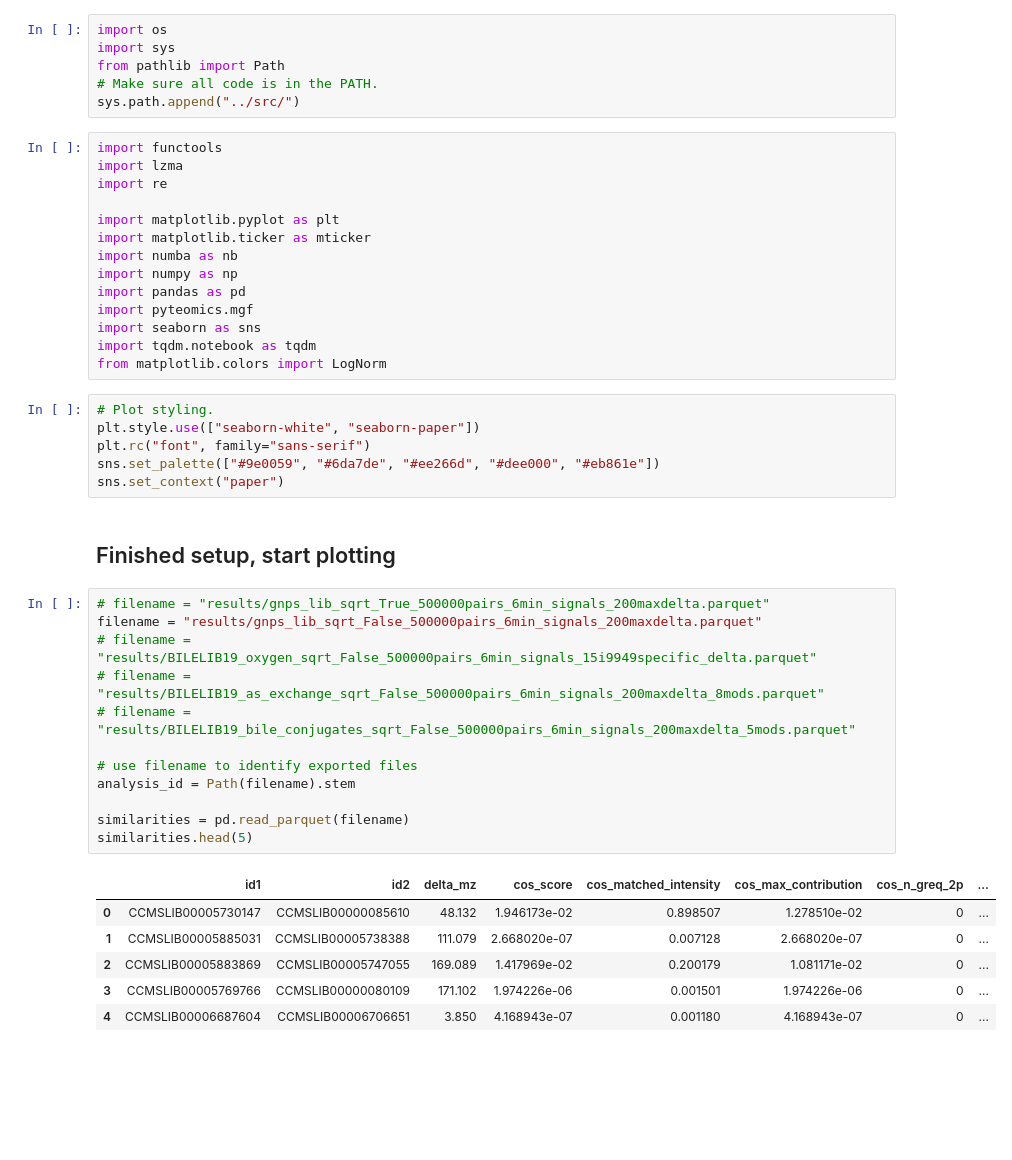
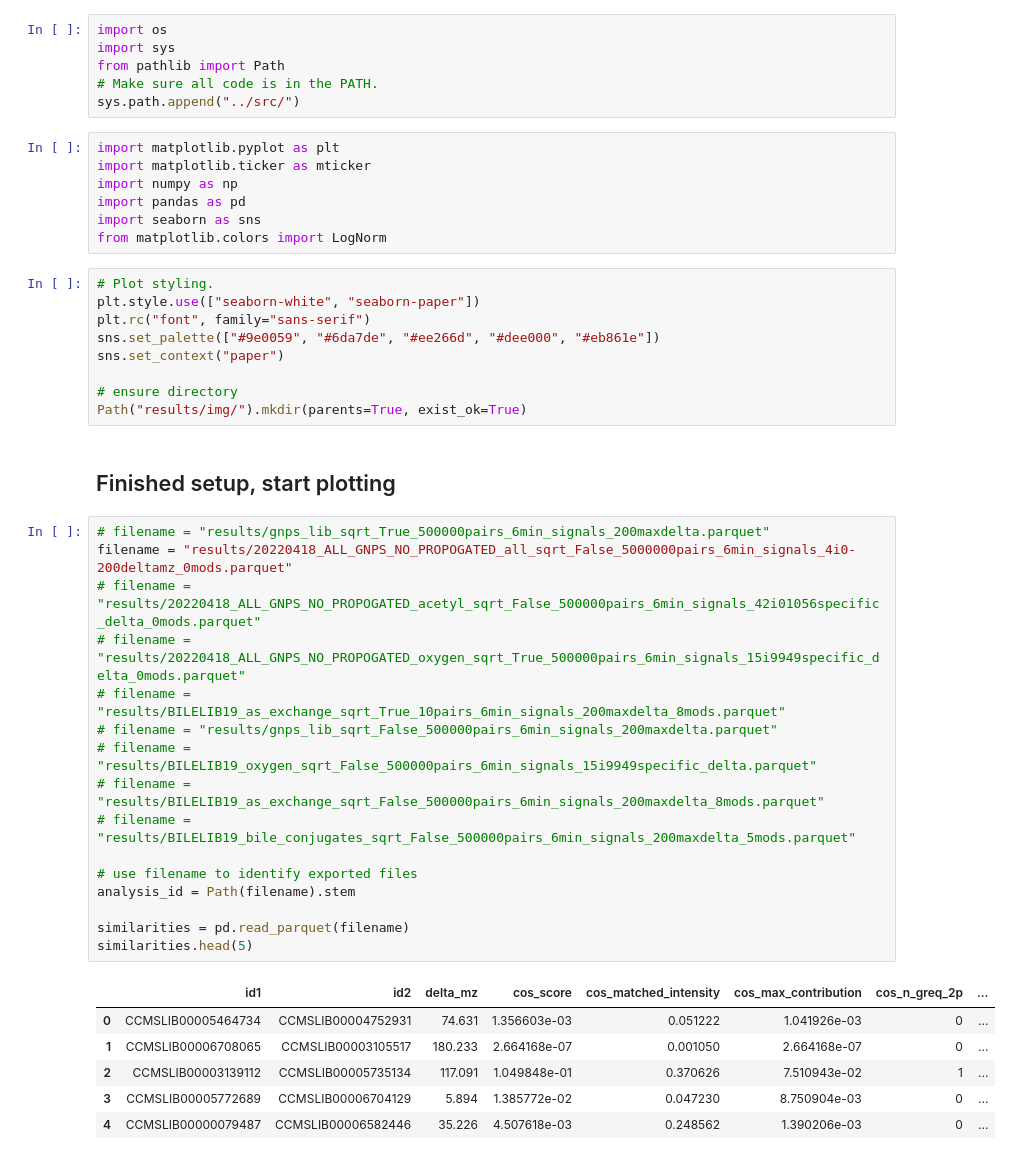
Before and after one commit to bittremieux/cosine_neutral_loss, a Jupyter notebook: notebooks/plots.ipynb, the cells around one changed output. Drawn from its saved outputs; the diff is of its cells as text; blank space fills up the shorter version.

```diff
--- a/notebooks/plots.ipynb
+++ b/notebooks/plots.ipynb
@@ -5,18 +5,11 @@ from pathlib import Path
 # Make sure all code is in the PATH.
 sys.path.append("../src/")
 # %%
-import functools
-import lzma
-import re
-
 import matplotlib.pyplot as plt
 import matplotlib.ticker as mticker
-import numba as nb
 import numpy as np
 import pandas as pd
-import pyteomics.mgf
 import seaborn as sns
-import tqdm.notebook as tqdm
 from matplotlib.colors import LogNorm
 # %%
 # Plot styling.
@@ -24,25 +17,32 @@ plt.style.use(["seaborn-white", "seaborn-paper"])
 plt.rc("font", family="sans-serif")
 sns.set_palette(["#9e0059", "#6da7de", "#ee266d", "#dee000", "#eb861e"])
 sns.set_context("paper")
+
+# ensure directory
+Path("results/img/").mkdir(parents=True, exist_ok=True)
 # %% [markdown]
 ## Finished setup, start plotting
 # %%
 # filename = "results/gnps_lib_sqrt_True_500000pairs_6min_signals_200maxdelta.parquet"
-filename = "results/gnps_lib_sqrt_False_500000pairs_6min_signals_200maxdelta.parquet"
+filename = "results/20220418_ALL_GNPS_NO_PROPOGATED_all_sqrt_False_5000000pairs_6min_signals_4i0-200deltamz_0mods.parquet"
+# filename = "results/20220418_ALL_GNPS_NO_PROPOGATED_acetyl_sqrt_False_500000pairs_6min_signals_42i01056specific_delta_0mods.parquet"
+# filename = "results/20220418_ALL_GNPS_NO_PROPOGATED_oxygen_sqrt_True_500000pairs_6min_signals_15i9949specific_delta_0mods.parquet"
+# filename = "results/BILELIB19_as_exchange_sqrt_True_10pairs_6min_signals_200maxdelta_8mods.parquet"
+# filename = "results/gnps_lib_sqrt_False_500000pairs_6min_signals_200maxdelta.parquet"
 # filename = "results/BILELIB19_oxygen_sqrt_False_500000pairs_6min_signals_15i9949specific_delta.parquet"
 # filename = "results/BILELIB19_as_exchange_sqrt_False_500000pairs_6min_signals_200maxdelta_8mods.parquet"
 # filename = "results/BILELIB19_bile_conjugates_sqrt_False_500000pairs_6min_signals_200maxdelta_5mods.parquet"
 
 # use filename to identify exported files
 analysis_id = Path(filename).stem
 
 similarities = pd.read_parquet(filename)
 similarities.head(5)
 # %% [output]
 |  | id1 | id2 | delta_mz | cos_score | cos_matched_intensity | cos_max_contribution | cos_n_greq_2p | ... |
-| 0 | CCMSLIB00005730147 | CCMSLIB00000085610 | 48.132 | 1.946173e-02 | 0.898507 | 1.278510e-02 | 0 | ... |
-| 1 | CCMSLIB00005885031 | CCMSLIB00005738388 | 111.079 | 2.668020e-07 | 0.007128 | 2.668020e-07 | 0 | ... |
-| 2 | CCMSLIB00005883869 | CCMSLIB00005747055 | 169.089 | 1.417969e-02 | 0.200179 | 1.081171e-02 | 0 | ... |
-| 3 | CCMSLIB00005769766 | CCMSLIB00000080109 | 171.102 | 1.974226e-06 | 0.001501 | 1.974226e-06 | 0 | ... |
-| 4 | CCMSLIB00006687604 | CCMSLIB00006706651 | 3.850 | 4.168943e-07 | 0.001180 | 4.168943e-07 | 0 | ... |
+| 0 | CCMSLIB00005464734 | CCMSLIB00004752931 | 74.631 | 1.356603e-03 | 0.051222 | 1.041926e-03 | 0 | ... |
+| 1 | CCMSLIB00006708065 | CCMSLIB00003105517 | 180.233 | 2.664168e-07 | 0.001050 | 2.664168e-07 | 0 | ... |
+| 2 | CCMSLIB00003139112 | CCMSLIB00005735134 | 117.091 | 1.049848e-01 | 0.370626 | 7.510943e-02 | 1 | ... |
+| 3 | CCMSLIB00005772689 | CCMSLIB00006704129 | 5.894 | 1.385772e-02 | 0.047230 | 8.750904e-03 | 0 | ... |
+| 4 | CCMSLIB00000079487 | CCMSLIB00006582446 | 35.226 | 4.507618e-03 | 0.248562 | 1.390206e-03 | 0 | ... |
 # %%
```
Also changed, not shown: parts of 6 cells of this notebook, 2 other files.
